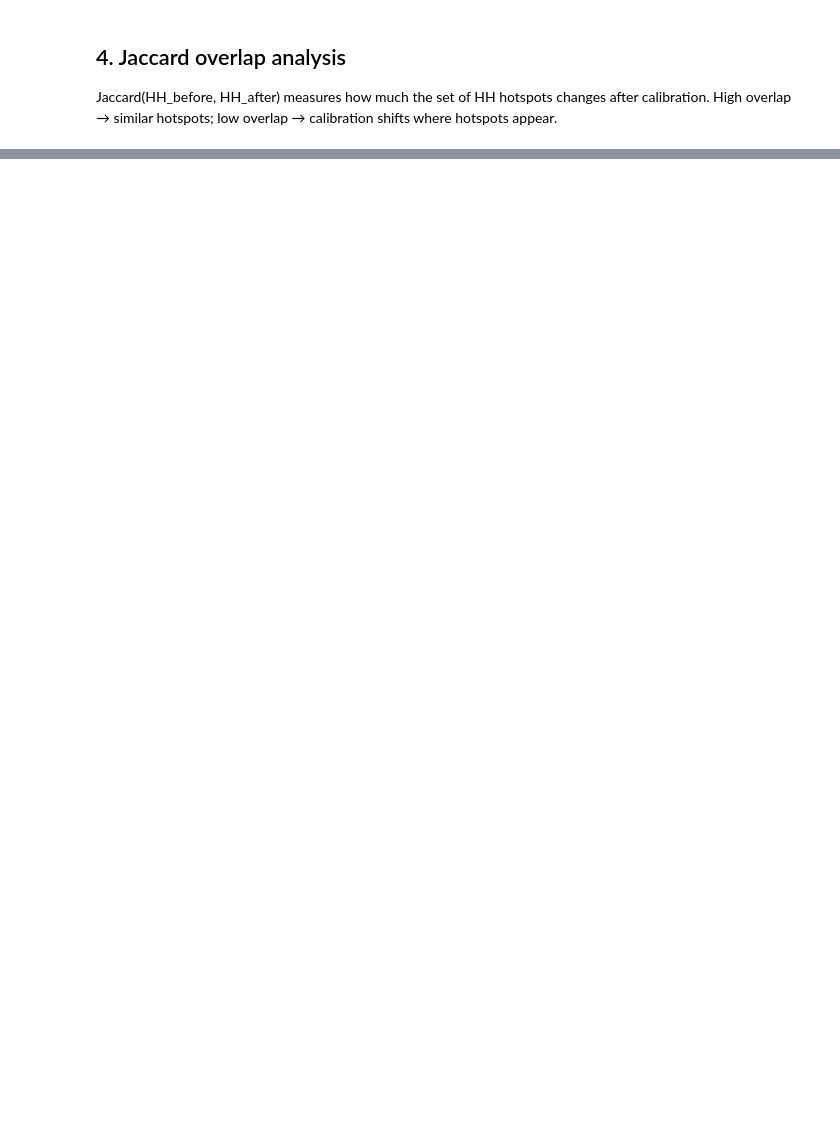
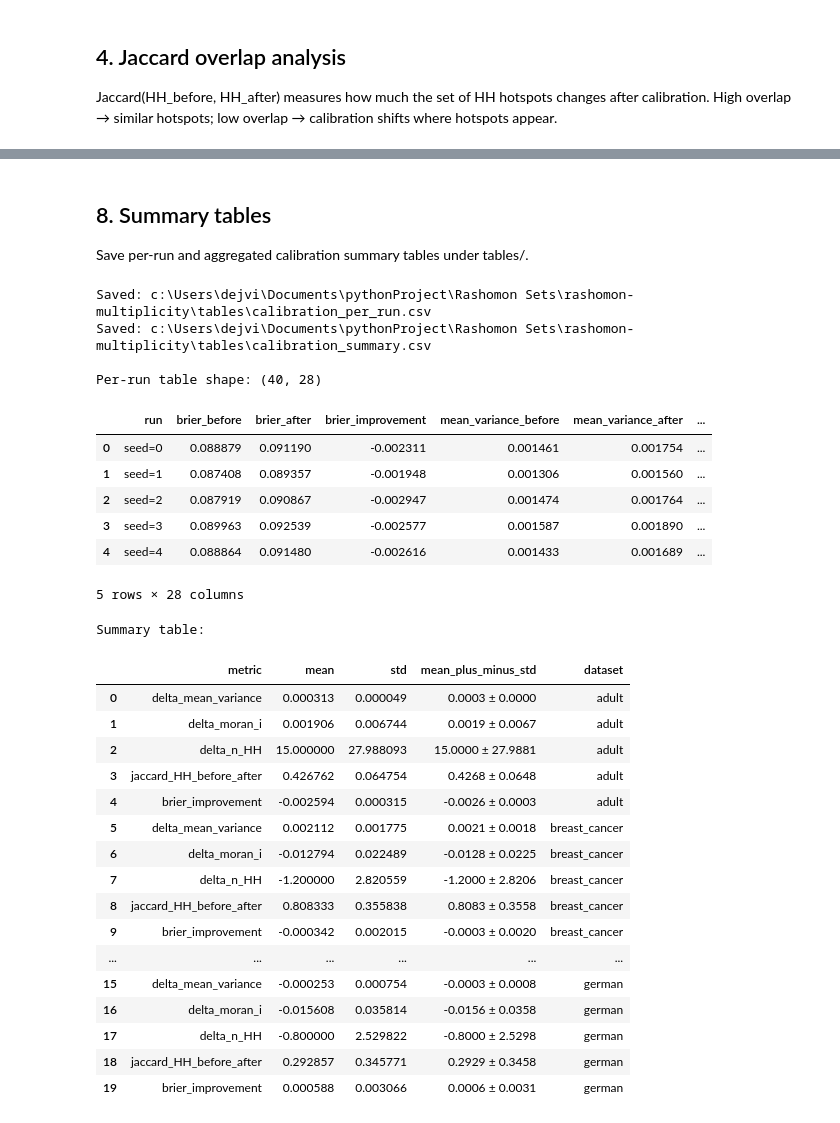
Before and after one commit to DejvisT/spatial-rashomon-multiplicity, a Jupyter notebook: notebooks/07_calibration_robustness.ipynb, the cells around one changed output, grey strips where cells are left out. Cells and saved outputs as stored; diff of their text form; code cells hidden in the pictures; blank space fills up the shorter version.

```diff
--- a/notebooks/07_calibration_robustness.ipynb
+++ b/notebooks/07_calibration_robustness.ipynb
@@ -176 +339,46 @@ Mean Jaccard overlap (HH before vs after): 0.4995 ± 0.3134
+# %% [markdown]
+## 8. Summary tables
+
+Save per-run and aggregated calibration summary tables under tables/.
+# %%
+per_run_df.to_csv(TABLE_DIR / "calibration_per_run.csv", index=False)
+summary_df.to_csv(TABLE_DIR / "calibration_summary.csv", index=False)
+print(f"Saved: {TABLE_DIR / 'calibration_per_run.csv'}")
+print(f"Saved: {TABLE_DIR / 'calibration_summary.csv'}")
+print()
+print("Per-run table shape:", per_run_df.shape)
+display(per_run_df.head())
+print()
+print("Summary table:")
+display(summary_df)
+# %% [output]
+Saved: c:\Users\dejvi\Documents\pythonProject\Rashomon Sets\rashomon-multiplicity\tables\calibration_per_run.csv
+Saved: c:\Users\dejvi\Documents\pythonProject\Rashomon Sets\rashomon-multiplicity\tables\calibration_summary.csv
+
+Per-run table shape: (40, 28)
+|  | run | brier_before | brier_after | brier_improvement | mean_variance_before | mean_variance_after | ... |
+| 0 | seed=0 | 0.088879 | 0.091190 | -0.002311 | 0.001461 | 0.001754 | ... |
+| 1 | seed=1 | 0.087408 | 0.089357 | -0.001948 | 0.001306 | 0.001560 | ... |
+| 2 | seed=2 | 0.087919 | 0.090867 | -0.002947 | 0.001474 | 0.001764 | ... |
+| 3 | seed=3 | 0.089963 | 0.092539 | -0.002577 | 0.001587 | 0.001890 | ... |
+| 4 | seed=4 | 0.088864 | 0.091480 | -0.002616 | 0.001433 | 0.001689 | ... |
+5 rows × 28 columns
+Summary table:
+|  | metric | mean | std | mean_plus_minus_std | dataset |
+| 0 | delta_mean_variance | 0.000313 | 0.000049 | 0.0003 ± 0.0000 | adult |
+| 1 | delta_moran_i | 0.001906 | 0.006744 | 0.0019 ± 0.0067 | adult |
+| 2 | delta_n_HH | 15.000000 | 27.988093 | 15.0000 ± 27.9881 | adult |
+| 3 | jaccard_HH_before_after | 0.426762 | 0.064754 | 0.4268 ± 0.0648 | adult |
+| 4 | brier_improvement | -0.002594 | 0.000315 | -0.0026 ± 0.0003 | adult |
+| 5 | delta_mean_variance | 0.002112 | 0.001775 | 0.0021 ± 0.0018 | breast_cancer |
+| 6 | delta_moran_i | -0.012794 | 0.022489 | -0.0128 ± 0.0225 | breast_cancer |
+| 7 | delta_n_HH | -1.200000 | 2.820559 | -1.2000 ± 2.8206 | breast_cancer |
+| 8 | jaccard_HH_before_after | 0.808333 | 0.355838 | 0.8083 ± 0.3558 | breast_cancer |
+| 9 | brier_improvement | -0.000342 | 0.002015 | -0.0003 ± 0.0020 | breast_cancer |
+| ... | ... | ... | ... | ... | ... |
+| 15 | delta_mean_variance | -0.000253 | 0.000754 | -0.0003 ± 0.0008 | german |
+| 16 | delta_moran_i | -0.015608 | 0.035814 | -0.0156 ± 0.0358 | german |
+| 17 | delta_n_HH | -0.800000 | 2.529822 | -0.8000 ± 2.5298 | german |
+| 18 | jaccard_HH_before_after | 0.292857 | 0.345771 | 0.2929 ± 0.3458 | german |
+| 19 | brier_improvement | 0.000588 | 0.003066 | 0.0006 ± 0.0031 | german |
 # %% [markdown]
```
Also changed, not shown: parts of 10 cells of this notebook, 5 other files.
